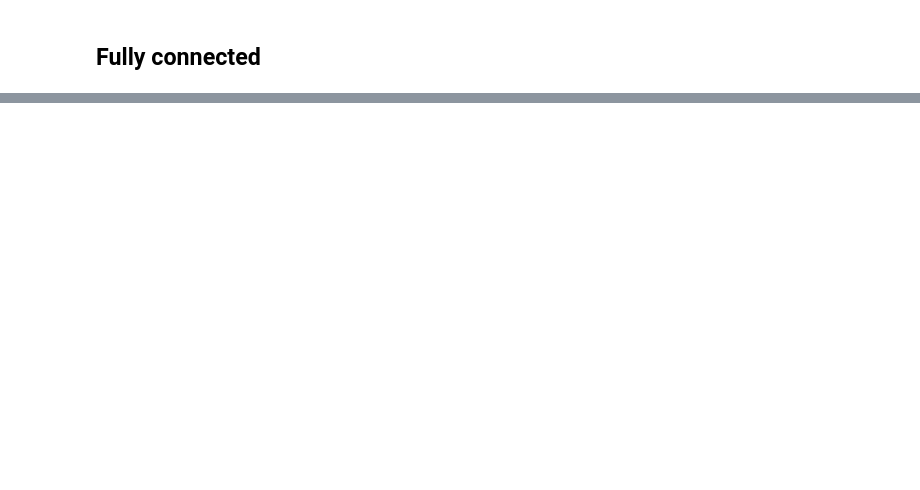
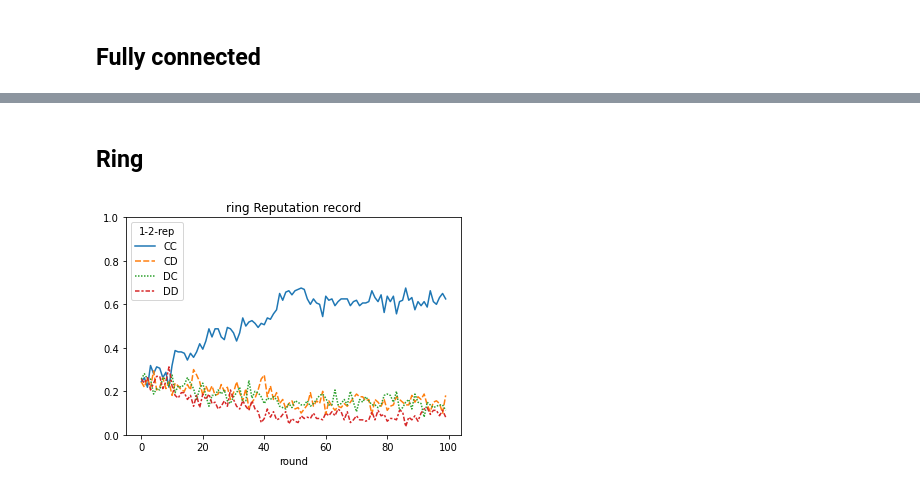
Before and after one commit to jiajia20/DDM_rep_learning, a Jupyter notebook: 2_Reputation_learning_in_loop/test_n_viz.ipynb, the cells around one changed output, grey strips where cells are left out. Drawn from its saved outputs; the diff is of its cells as text; code cells hidden in the pictures; blank space fills up the shorter version.

```diff
--- a/2_Reputation_learning_in_loop/test_n_viz.ipynb
+++ b/2_Reputation_learning_in_loop/test_n_viz.ipynb
@@ -30,0 +65,6 @@ len(df_disconnected.loc[df_disconnected['round'] == 0])
+# %% [markdown]
+## Ring
+# %%
+draw_reputation("ring", df_ring)
+# %% [output]
+[figure, added]
```
Also changed, not shown: parts of 19 cells of this notebook, 5 other files.
